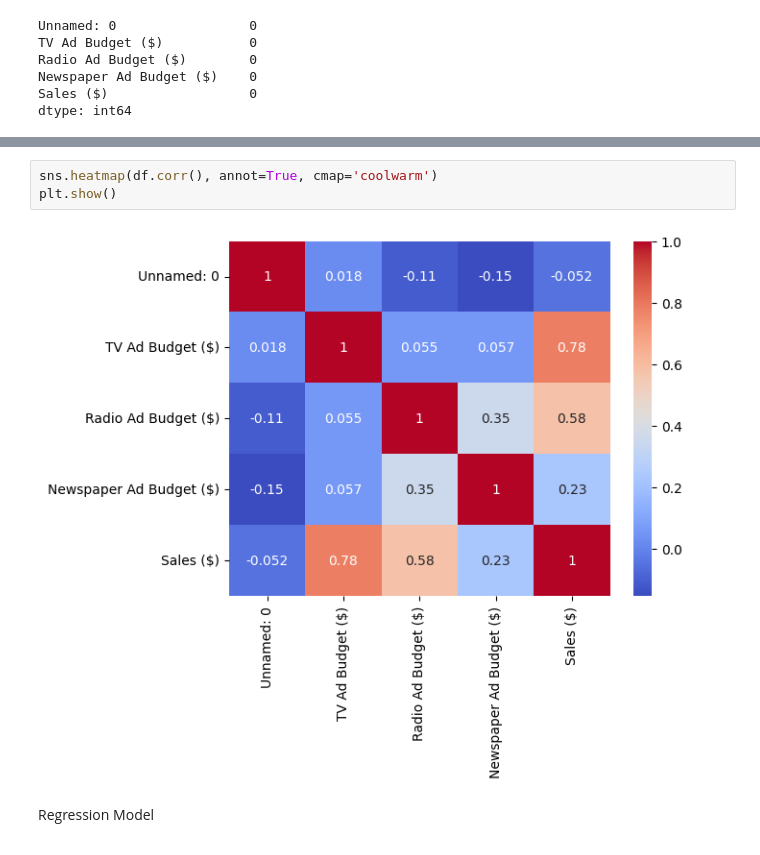
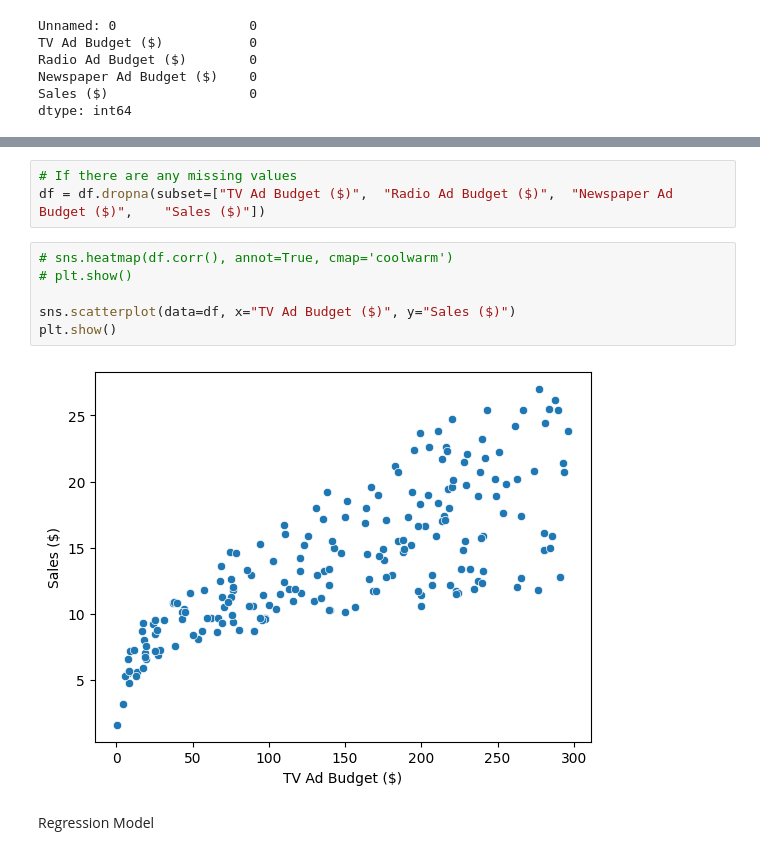
Before and after one commit to omshete0550/SEM7_Material, a Jupyter notebook: ML/PRACS/q1.ipynb, the cells around one changed output, grey strips where cells are left out. Drawn from its saved outputs; the diff is of its cells as text.

```diff
--- a/ML/PRACS/q1.ipynb
+++ b/ML/PRACS/q1.ipynb
@@ -55,7 +75,13 @@ max                 114.000000   27.000000
+# %%
+# If there are any missing values
+df = df.dropna(subset=["TV Ad Budget ($)",	"Radio Ad Budget ($)", 	"Newspaper Ad Budget ($)",	"Sales ($)"])
 # %%
-sns.heatmap(df.corr(), annot=True, cmap='coolwarm')
+# sns.heatmap(df.corr(), annot=True, cmap='coolwarm')
+# plt.show()
+
+sns.scatterplot(data=df, x="TV Ad Budget ($)", y="Sales ($)")
 plt.show()
 # %% [output]
-[figure, old version]
+[figure, new version]
 # %% [markdown]
 Regression Model
```
Also changed, not shown: parts of 12 cells of this notebook, 23 other files.
